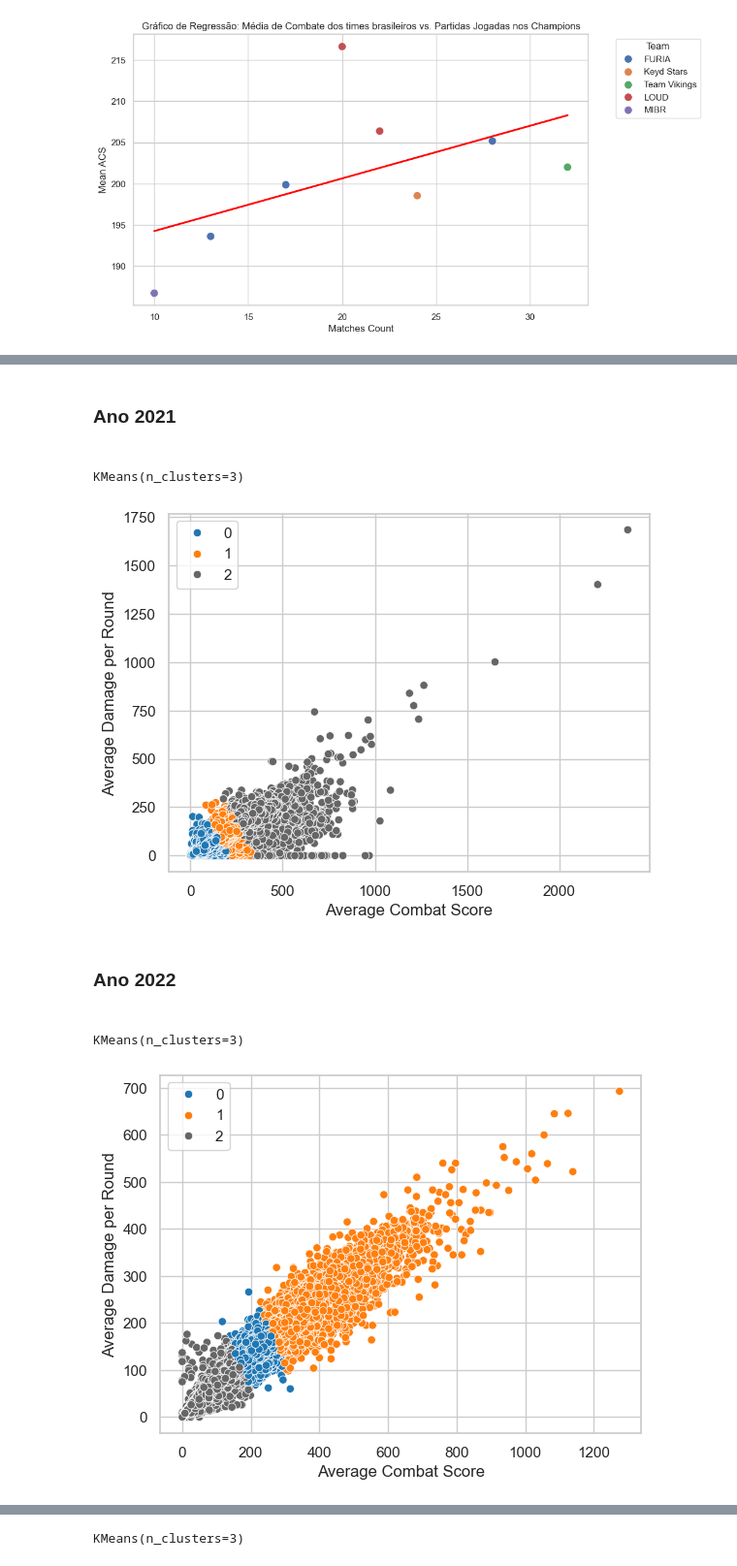
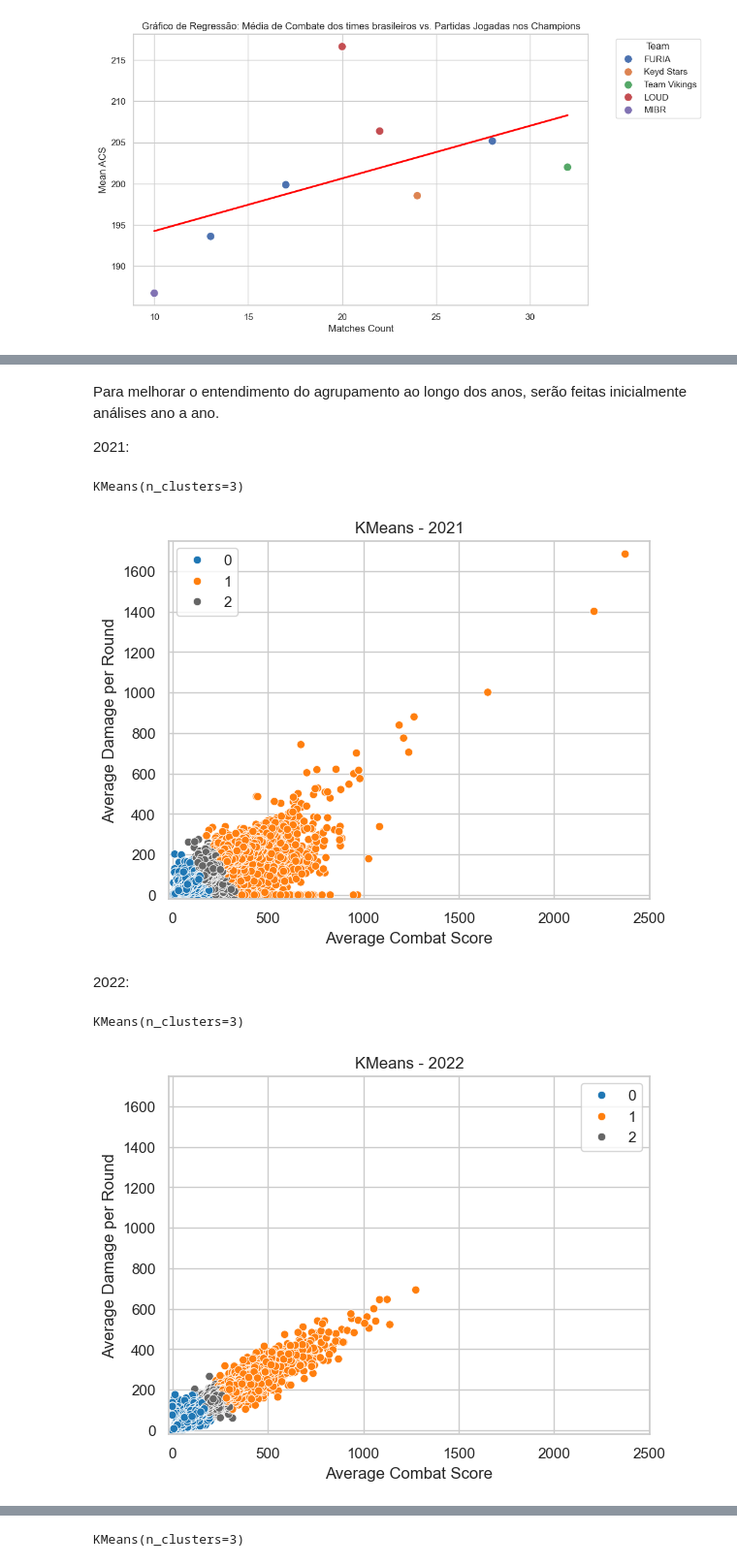
Before and after one commit to PedroLSCabral/Projeto-ICD, a Jupyter notebook: Presentation.ipynb, the cells around one changed output, grey strips where cells are left out. Shown at 97% size. Saved outputs shown, nothing was run; the diff lists cells and outputs as text; code cells hidden in the pictures.

Commit message:
update kmeans

```diff
--- a/Presentation.ipynb
+++ b/Presentation.ipynb
@@ -476,8 +478,10 @@ ovw2023_group = ovw2023_group [ ovw2023_group['Average Combat Score'] >= 0]
 overview2023_group = ovw2023_group.dropna()
 
 overview_group = pd.concat([overview2021_group, overview2022_group, overview2023_group], axis=0, ignore_index=True)
-# %% [markdown]
-<h3>Ano 2021<h3>
+# %% [markdown]
+Para melhorar o entendimento do agrupamento ao longo dos anos, serão feitas inicialmente análises ano a ano.
+
+2021:
 # %%
 kmeans = KMeans(n_clusters=3)
 # %%
@@ -486,19 +490,25 @@ kmeans.fit(overview2021_group)
 KMeans(n_clusters=3)
 # %%
 sns.scatterplot(data=overview2021_group, x="Average Combat Score", y="Average Damage per Round", hue=kmeans.labels_, palette= personalizado_paleta)
+plt.xlim(-20, 2500)
+plt.ylim(-20, 1750)
+plt.title('KMeans - 2021')
 
 plt.show()
 # %% [output]
-[figure, old version]
+[figure, new version]
-# %% [markdown]
-<h3>Ano 2022<h3>
+# %% [markdown]
+2022:
 # %%
 kmeans.fit(overview2022_group)
 # %% [output]
 KMeans(n_clusters=3)
 # %%
 sns.scatterplot(data=overview2022_group, x="Average Combat Score", y="Average Damage per Round", hue=kmeans.labels_, palette= personalizado_paleta)
+plt.xlim(-20, 2500)
+plt.ylim(-20, 1750)
+plt.title('KMeans - 2022')
 
 plt.show()
 # %% [output]
-[figure, old version]
+[figure, new version]
```
Also changed, not shown: parts of 10 cells of this notebook.
